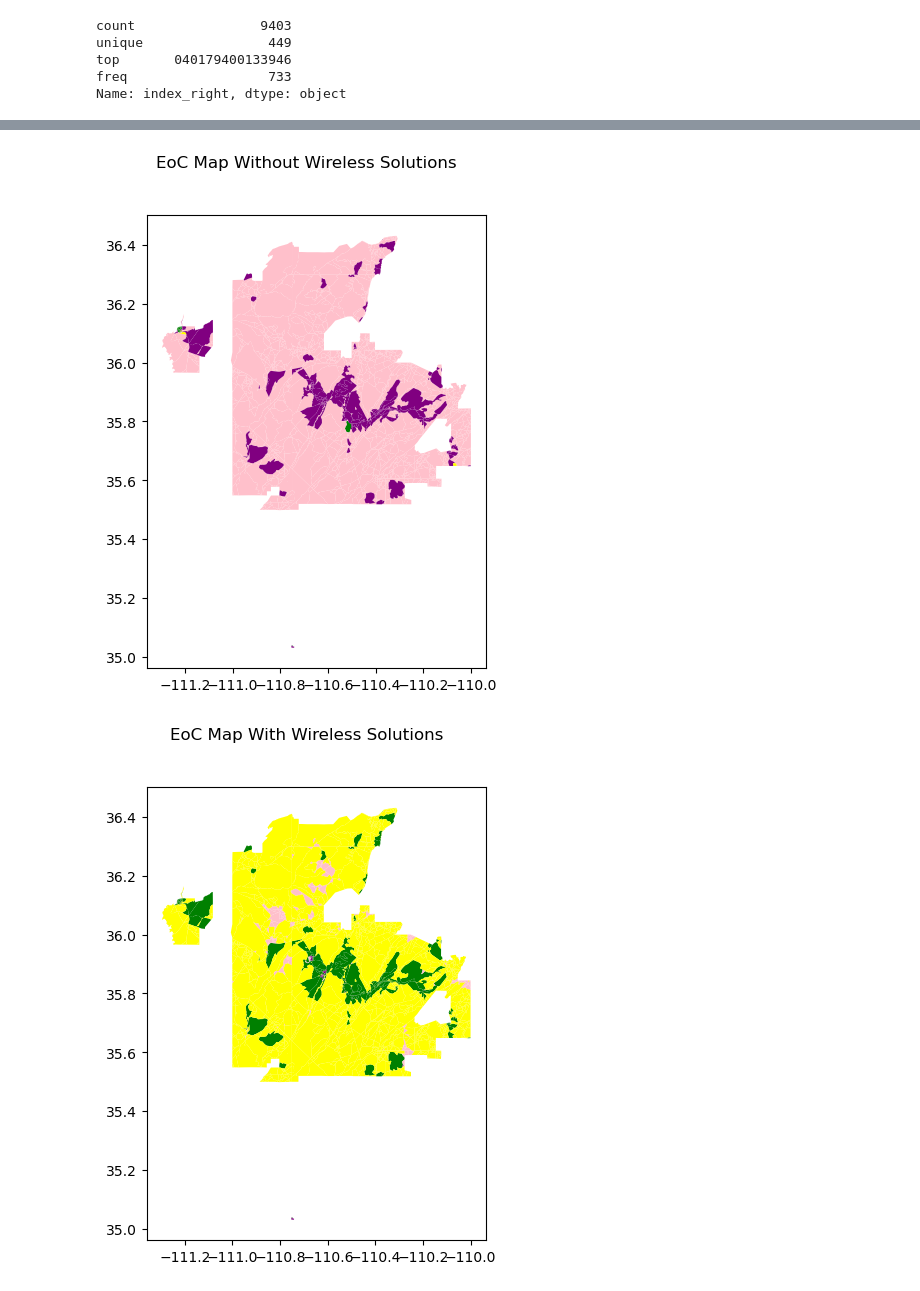
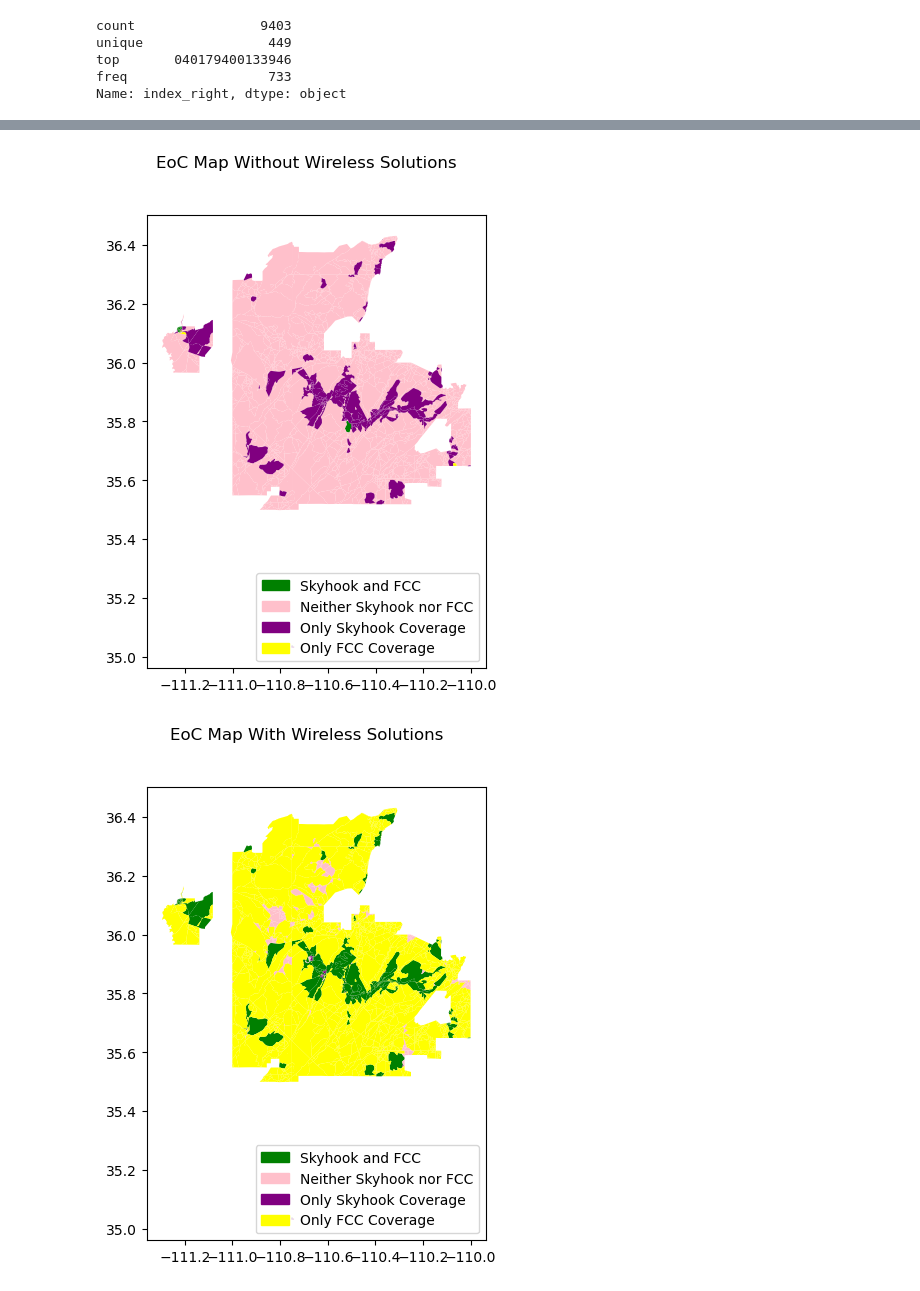
Before and after one commit to CANIS-NAU/Measuring-Mobile-Broadband, a Jupyter notebook: analysis-scripts/hopi_eoc.ipynb, the cells around one changed output, grey strips where cells are left out. Drawn from its saved outputs; the diff is of its cells as text; code cells hidden in the pictures.

```diff
--- a/analysis-scripts/hopi_eoc.ipynb
+++ b/analysis-scripts/hopi_eoc.ipynb
@@ -135,6 +155,12 @@ eoc_both = census_tracts_hopi[(census_tracts_hopi['skyhook_evidence']) & (census
 eoc_neither = census_tracts_hopi[(~census_tracts_hopi['skyhook_evidence']) & (~census_tracts_hopi['no_wireless_477_evidence'])]
 eoc_skyhook = census_tracts_hopi[(census_tracts_hopi['skyhook_evidence']) & (~census_tracts_hopi['no_wireless_477_evidence'])]
 eoc_fcc = census_tracts_hopi[(~census_tracts_hopi['skyhook_evidence']) & (census_tracts_hopi['no_wireless_477_evidence'])]
+# %%
+
+both_patch = mpatches.Patch(color='green', label='Skyhook and FCC')
+neither_patch = mpatches.Patch(color='pink', label='Neither Skyhook nor FCC')
+skyhook_patch = mpatches.Patch(color='purple', label='Only Skyhook Coverage')
+fcc_patch = mpatches.Patch(color='yellow', label='Only FCC Coverage')
 # %%
 fig, ax = plt.subplots(figsize=(8, 6), dpi=100)
 
@@ -143,10 +169,13 @@ eoc_both.plot(ax=ax, color='green')
 eoc_neither.plot(ax=ax, color='pink')
 eoc_skyhook.plot(ax=ax, color='purple')
 eoc_fcc.plot(ax=ax, color='yellow')
+
+ax.legend(handles=[both_patch, neither_patch, skyhook_patch, fcc_patch], loc='lower right')
+
 plt.suptitle('EoC Map Without Wireless Solutions')
 plt.show()
 # %% [output]
-[figure, old version]
+[figure, new version]
 # %%
 eoc_both = census_tracts_hopi[(census_tracts_hopi['skyhook_evidence']) & (census_tracts_hopi['no_sat_477_evidence'])]
 eoc_neither = census_tracts_hopi[(~census_tracts_hopi['skyhook_evidence']) & (~census_tracts_hopi['no_sat_477_evidence'])]
@@ -155,12 +184,15 @@ eoc_fcc = census_tracts_hopi[(~census_tracts_hopi['skyhook_evidence']) & (census
 # %%
 fig, ax = plt.subplots(figsize=(8, 6), dpi=100)
 
 ax.set_aspect('equal')
 eoc_both.plot(ax=ax, color='green')
 eoc_neither.plot(ax=ax, color='pink')
 eoc_skyhook.plot(ax=ax, color='purple')
 eoc_fcc.plot(ax=ax, color='yellow')
+
+ax.legend(handles=[both_patch, neither_patch, skyhook_patch, fcc_patch], loc='lower right')
+
 plt.suptitle('EoC Map With Wireless Solutions')
 plt.show()
 # %% [output]
-[figure, old version]
+[figure, new version]
```
Also changed, not shown: parts of 8 cells of this notebook, 4 other files.
